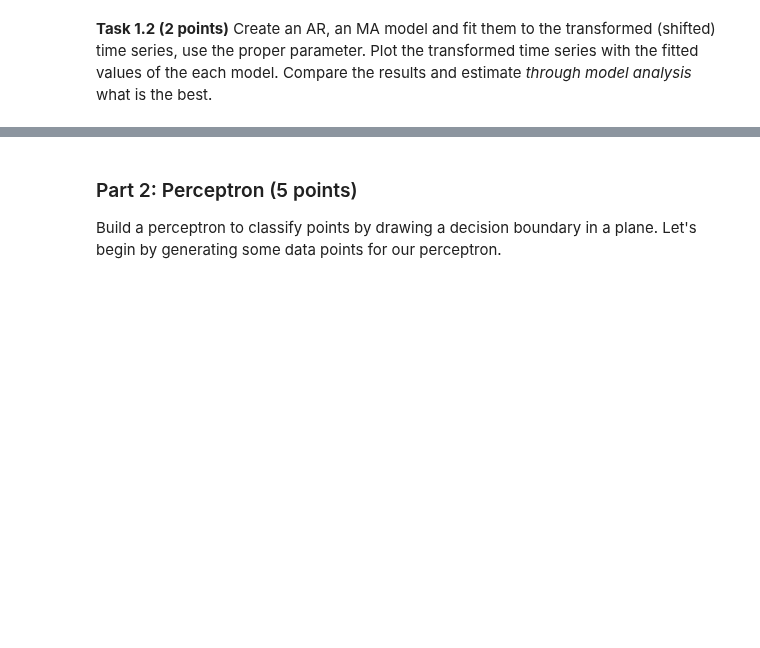
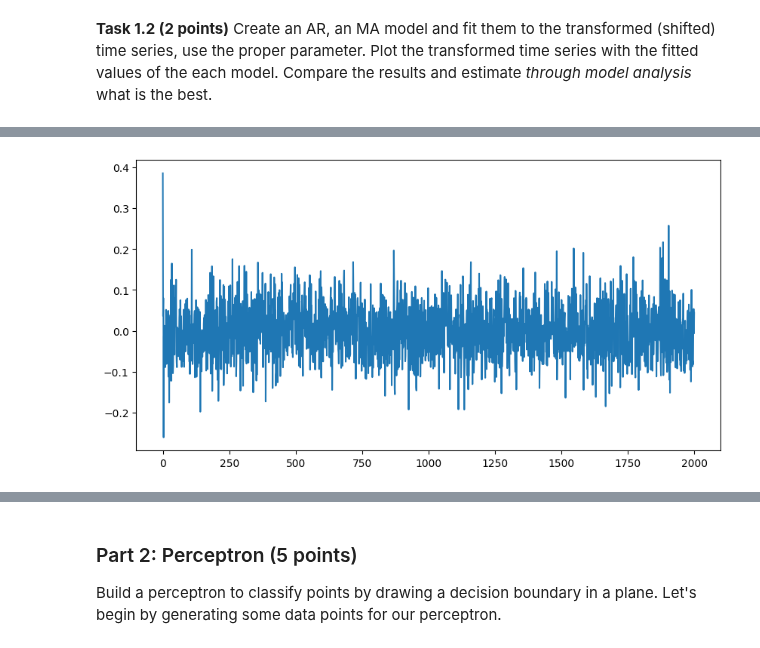
Before and after one commit to troniixx/uzh, a Jupyter notebook: Computational Science/Sem 2/ESC403/Exercise 7/Session_08.ipynb, the cells around one changed output, grey strips where cells are left out. Saved outputs shown, nothing was run; the diff lists cells and outputs as text; code cells hidden in the pictures; blank space fills up the shorter version.

```diff
--- a/Computational Science/Sem 2/ESC403/Exercise 7/Session_08.ipynb
+++ b/Computational Science/Sem 2/ESC403/Exercise 7/Session_08.ipynb
@@ -191,4 +253,10 @@ data.head()
 # %%
-# Plot residual errors
+# Plot residual error
+residuals = pd.DataFrame(ar_model_fit.resid)
+plt.figure(figsize=(10,5))
+plt.plot(residuals)
+plt.show()
+# %% [output]
+[figure, added]
 # %%
 # MA model
```
Also changed, not shown: parts of 8 cells of this notebook.
